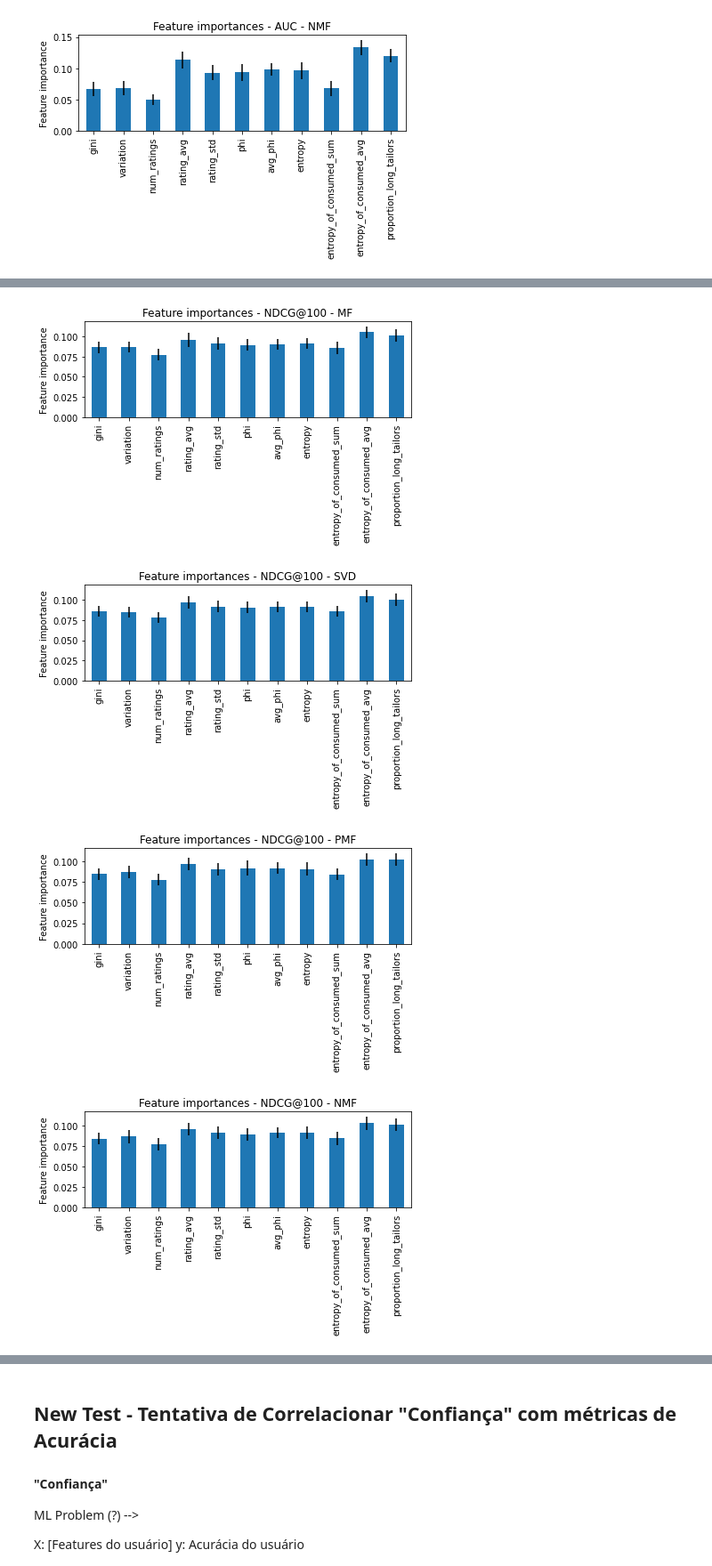
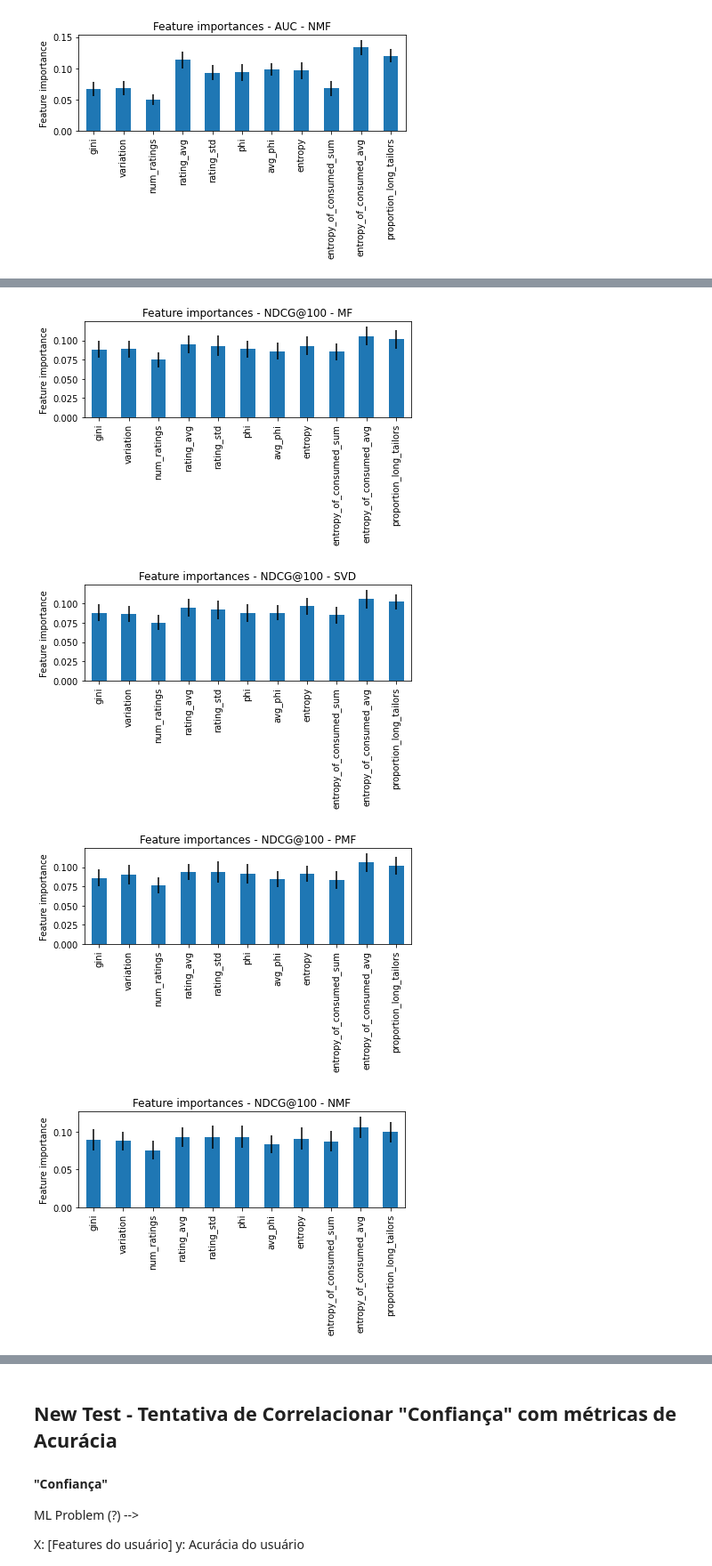
Before and after one commit to hugodavilat/recomendadores, a Jupyter notebook: explanatory_framework/features_calculator/user_features_importance.ipynb, the cells around one changed output, grey strips where cells are left out. Shown: that part at 89% size. Drawn from its saved outputs; the diff is of its cells as text; code cells hidden in the pictures.

```diff
--- a/explanatory_framework/features_calculator/user_features_importance.ipynb
+++ b/explanatory_framework/features_calculator/user_features_importance.ipynb
@@ -126,7 +126,7 @@ for algo in MODEL_NAMES:
     df = df_features.join(df_models)
 
     x, y = get_x_y_from_pandas(df, FEATURES, algo)
-    y, y_buckets = divide_Y_into_groups(y, 30)
+    y, y_buckets = divide_Y_into_groups(y, 5)
     X_train, X_test, y_train, y_test = train_test_split(x, y, random_state=123)
     forest = RandomForestClassifier()
     forest.fit(X_train, y_train)
@@ -174,5 +174,5 @@ NDCG@100@NMF -> forest_mean_acc: 0.355
-[figure, old version]
+[figure, new version]
-[figure, old version]
+[figure, new version]
-[figure, old version]
+[figure, new version]
-[figure, old version]
+[figure, new version]
 # %%
```
Also changed, not shown: parts of 2 cells of this notebook, 1 other file.
